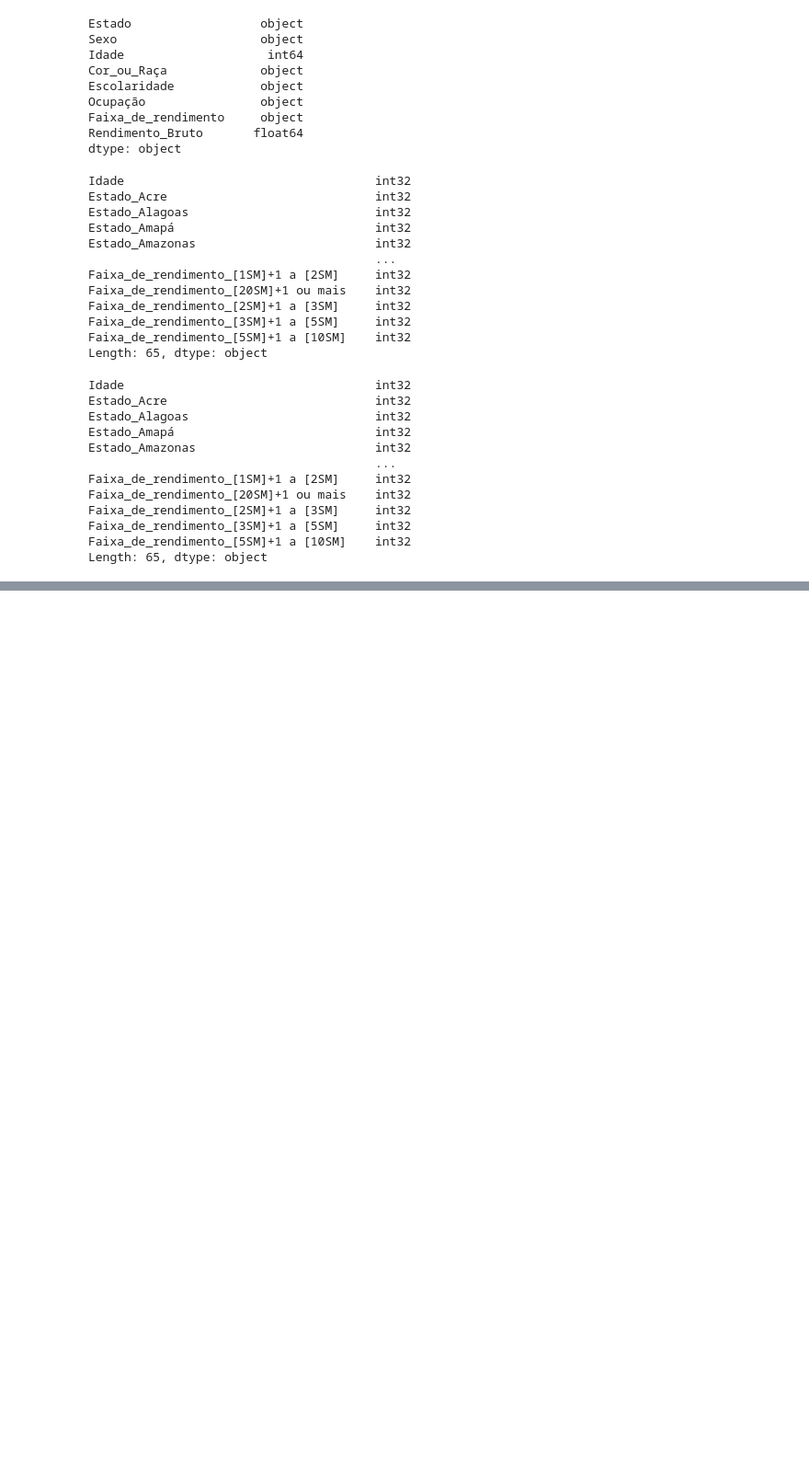
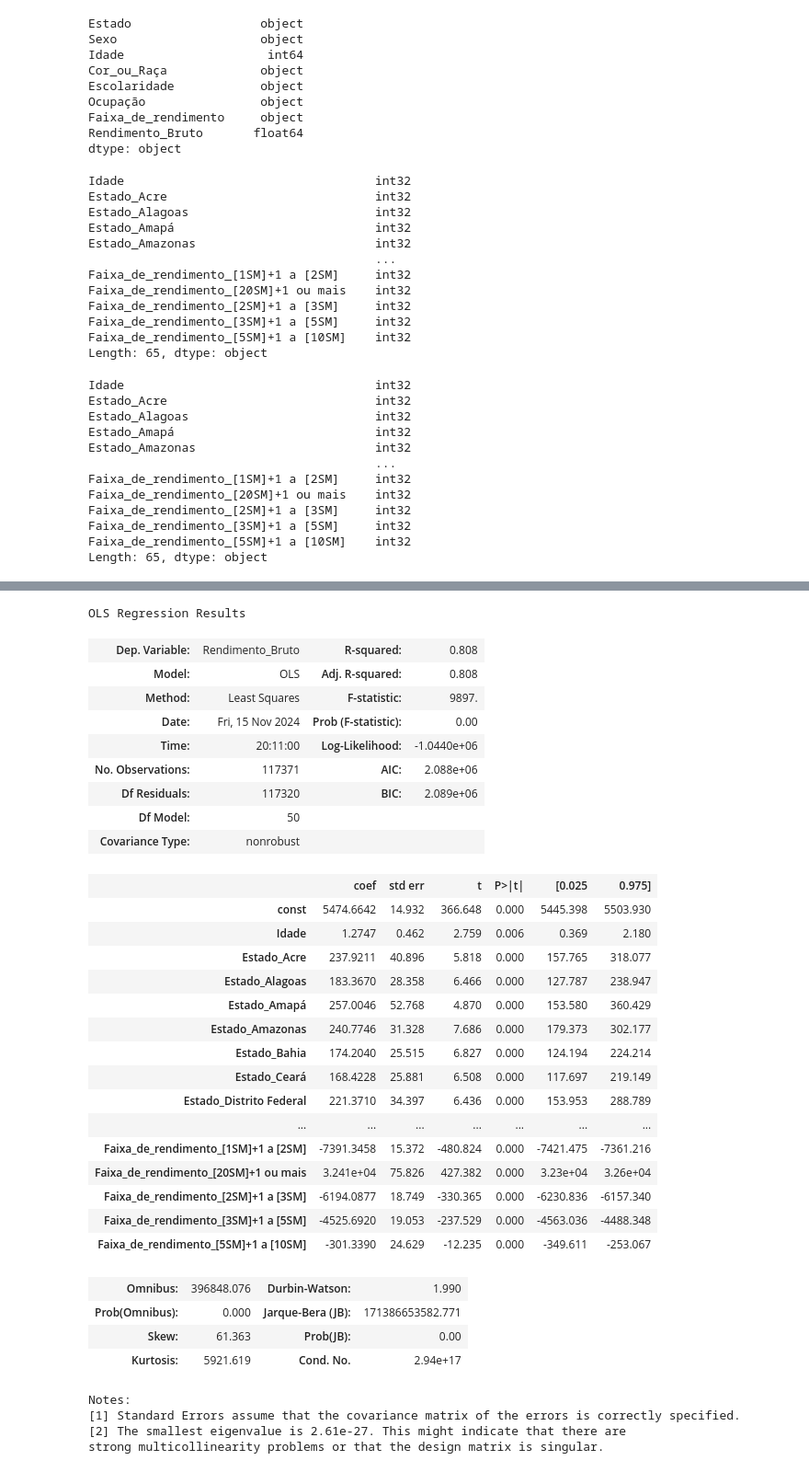
Before and after one commit to jlbrasileiro/Projeto-3---Ci-ncia-dos-Dados---2024.2, a Jupyter notebook: modelo_predicao.ipynb, the cells around one changed output, grey strips where cells are left out. Shown: that part at 92% size. Drawn from its saved outputs; the diff is of its cells as text; code cells hidden in the pictures; blank space fills up the shorter version.

```diff
--- a/modelo_predicao.ipynb
+++ b/modelo_predicao.ipynb
@@ -569,4 +569,43 @@ Notes:
 strong multicollinearity problems or that the design matrix is singular.
+# %%
+x_train12 = x_train11.drop(columns=['Cor_ou_Raça_Branca'])
+regressao12 = regress(y_train, x_train12)
+regressao12.summary()
+# %% [output]
+OLS Regression Results
+| Dep. Variable: | Rendimento_Bruto | R-squared: | 0.808 |
+| Model: | OLS | Adj. R-squared: | 0.808 |
+| Method: | Least Squares | F-statistic: | 9897. |
+| Date: | Fri, 15 Nov 2024 | Prob (F-statistic): | 0.00 |
+| Time: | 20:11:00 | Log-Likelihood: | -1.0440e+06 |
+| No. Observations: | 117371 | AIC: | 2.088e+06 |
+| Df Residuals: | 117320 | BIC: | 2.089e+06 |
+| Df Model: | 50 |  |  |
+| Covariance Type: | nonrobust |  |  |
+|  | coef | std err | t | P>|t| | [0.025 | 0.975] |
+| const | 5474.6642 | 14.932 | 366.648 | 0.000 | 5445.398 | 5503.930 |
+| Idade | 1.2747 | 0.462 | 2.759 | 0.006 | 0.369 | 2.180 |
+| Estado_Acre | 237.9211 | 40.896 | 5.818 | 0.000 | 157.765 | 318.077 |
+| Estado_Alagoas | 183.3670 | 28.358 | 6.466 | 0.000 | 127.787 | 238.947 |
+| Estado_Amapá | 257.0046 | 52.768 | 4.870 | 0.000 | 153.580 | 360.429 |
+| Estado_Amazonas | 240.7746 | 31.328 | 7.686 | 0.000 | 179.373 | 302.177 |
+| Estado_Bahia | 174.2040 | 25.515 | 6.827 | 0.000 | 124.194 | 224.214 |
+| Estado_Ceará | 168.4228 | 25.881 | 6.508 | 0.000 | 117.697 | 219.149 |
+| Estado_Distrito Federal | 221.3710 | 34.397 | 6.436 | 0.000 | 153.953 | 288.789 |
+| ... | ... | ... | ... | ... | ... | ... |
+| Faixa_de_rendimento_[1SM]+1 a [2SM] | -7391.3458 | 15.372 | -480.824 | 0.000 | -7421.475 | -7361.216 |
+| Faixa_de_rendimento_[20SM]+1 ou mais | 3.241e+04 | 75.826 | 427.382 | 0.000 | 3.23e+04 | 3.26e+04 |
+| Faixa_de_rendimento_[2SM]+1 a [3SM] | -6194.0877 | 18.749 | -330.365 | 0.000 | -6230.836 | -6157.340 |
+| Faixa_de_rendimento_[3SM]+1 a [5SM] | -4525.6920 | 19.053 | -237.529 | 0.000 | -4563.036 | -4488.348 |
+| Faixa_de_rendimento_[5SM]+1 a [10SM] | -301.3390 | 24.629 | -12.235 | 0.000 | -349.611 | -253.067 |
+| Omnibus: | 396848.076 | Durbin-Watson: | 1.990 |
+| Prob(Omnibus): | 0.000 | Jarque-Bera (JB): | 171386653582.771 |
+| Skew: | 61.363 | Prob(JB): | 0.00 |
+| Kurtosis: | 5921.619 | Cond. No. | 2.94e+17 |
+Notes:
+[1] Standard Errors assume that the covariance matrix of the errors is correctly specified.
+[2] The smallest eigenvalue is 2.61e-27. This might indicate that there are
+strong multicollinearity problems or that the design matrix is singular.
 # %%
 x_test_final = x_test.drop(columns=["Escolaridade_Creche (disponível apenas no questionário anual de educação)",
                                     'Escolaridade_Superior - graduação',
```
Also changed, not shown: parts of 12 cells of this notebook.
